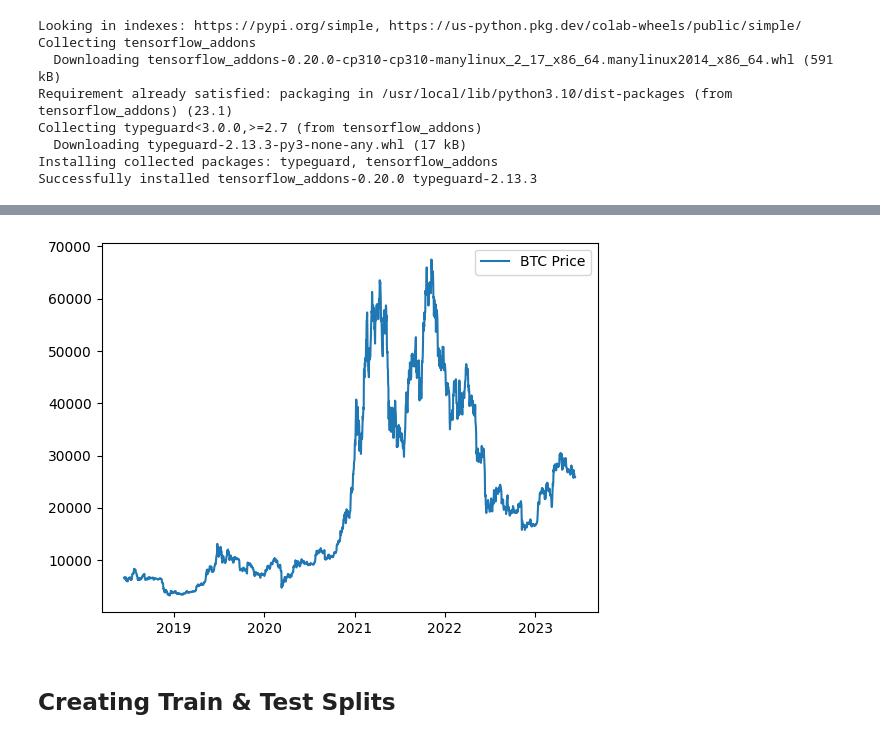
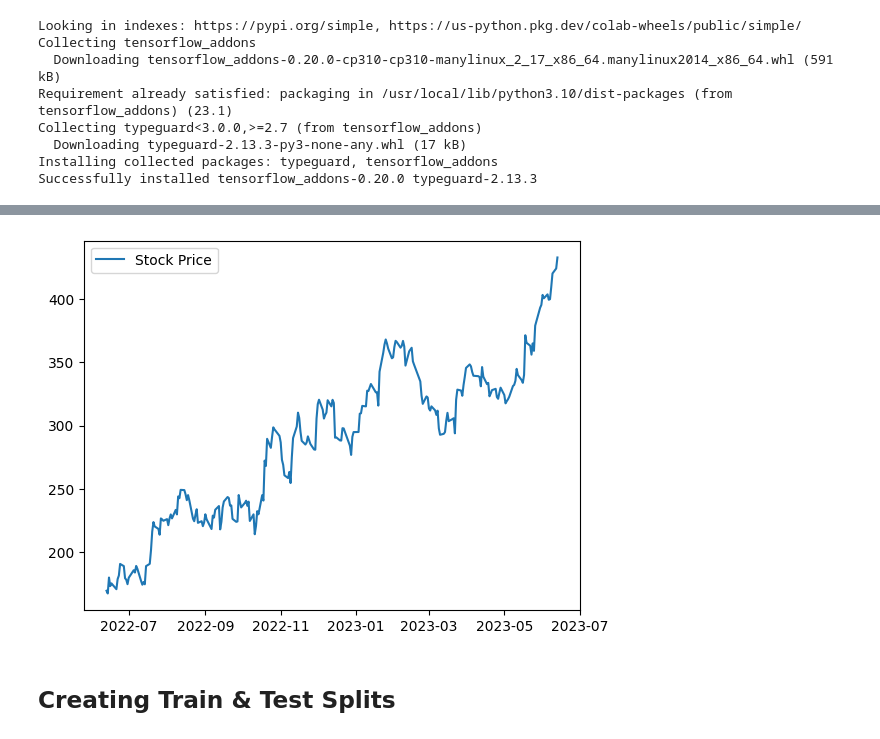
Before and after one commit to ucheokechukwu/Stock-Prediction-with-Supervised-and-Reinforcement-Learning, a Jupyter notebook: src/Feature_Engineering_Baseline_Models.ipynb, the cells around one changed output, grey strips where cells are left out. Saved outputs shown, nothing was run; the diff lists cells and outputs as text; code cells hidden in the pictures.

```diff
--- a/src/Feature_Engineering_Baseline_Models.ipynb
+++ b/src/Feature_Engineering_Baseline_Models.ipynb
@@ -46,6 +31,6 @@ pd.read_csv('/content/bitcoin_2018-06-14_2023-06-13.csv')
 # %%
-data = pd.read_csv('/content/bitcoin_2018-06-14_2023-06-13.csv',
+data = pd.read_csv('/content/data/nflx.csv',
                    parse_dates = ['Date'],
-                   index_col = ['Date']).sort_index(ascending=True)
+                   index_col = ['Date']).sort_index(ascending=True)['Close'].to_frame()
 data
 # %% [output]
@@ -76,3 +60,0 @@ data.tail()
-# %%
-data = data['Close'].to_frame()
-data
@@ -94,10 +61,10 @@ data
 # %%
 import matplotlib.pyplot as plt
-plt.plot(data, label='BTC Price')
+plt.plot(data, label='Stock Price')
 plt.legend()
 plt.show()
 # %% [output]
-[figure, old version]
+[figure, new version]
 # %% [markdown]
 ## Creating Train & Test Splits
 # %%
```
Also changed, not shown: parts of 24 cells of this notebook.
